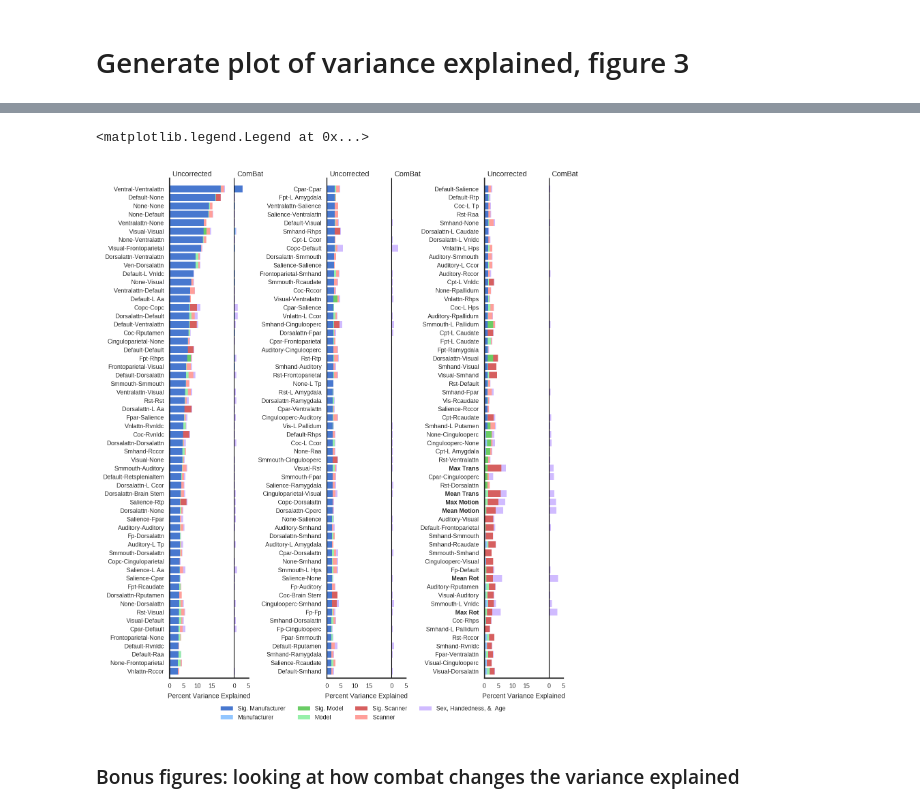
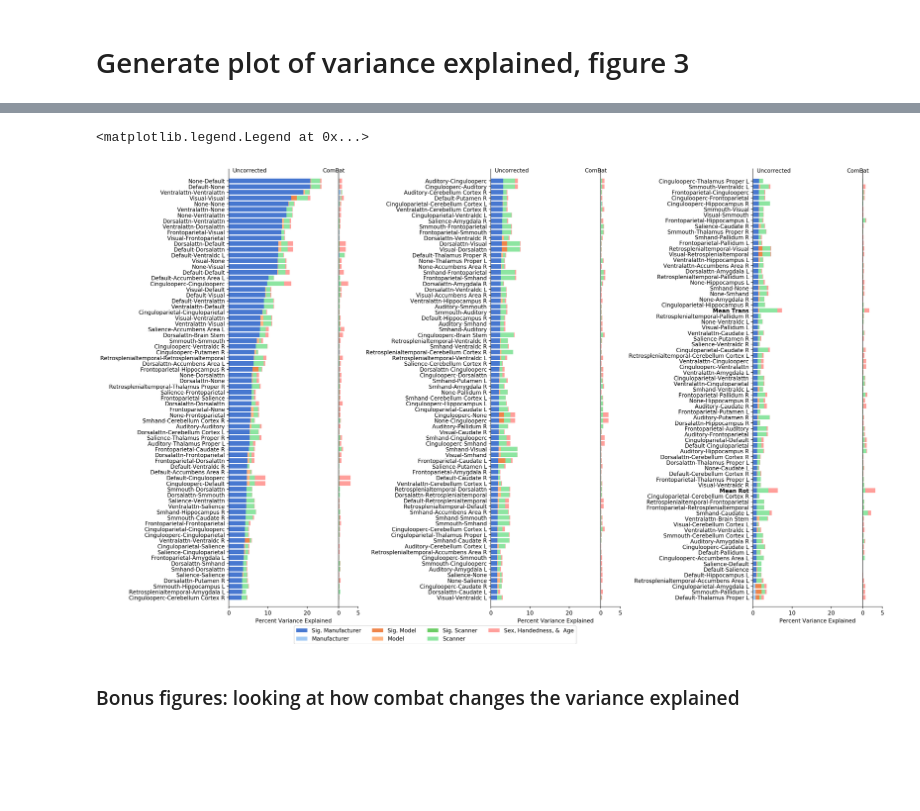
Before and after one commit to nih-fmrif/nielson_abcd_2018, a Jupyter notebook: proc_perm_results_con.ipynb, the cells around one changed output, grey strips where cells are left out. Cells and saved outputs as stored; diff of their text form; code cells hidden in the pictures; blank space fills up the shorter version.

Commit message:
process connectivity results for release 1.1

```diff
--- a/proc_perm_results_con.ipynb
+++ b/proc_perm_results_con.ipynb
@@ -150,7 +150,7 @@ def make_bar_list(factors, to_plot, to_plot_sig, group_offset=1.5, left_start=0,
     return fplist
 # %%
 data_dir = Path('data')
-swarm_out_dir = Path('swarm_out')
+swarm_out_dir = Path('release11')
 # %% [markdown]
 # Load Data
 # %%
@@ -210,9 +208,8 @@ site_varex     1.643200
 Name: 0.999, dtype: float64
+# %%
+to_plot = var_res.merge(cb_var_res.loc[:,['pn','metric','agh_varex','mfg_varex','model_varex','site_varex']], on = ['pn','metric'], suffixes=('','_cb')).query('pn==0')
+to_plot['label'] = to_plot.metric.str.replace('lh', 'l').str.replace('rh', 'r').str.replace('rsfmri_cor_', '').str.replace('network.gordon_', '').str.replace('network.gordon_', '').str.replace('subcort.aseg_', '').str.replace('.', ' ').str.title().str.split('_').str.join('-')
 # %%
-to_plot = var_res.merge(cb_var_res.loc[:,['pn','metric','agh_varex','mfg_varex','model_varex','site_varex']], on = ['pn','metric'], suffixes=('','_cb')).query('pn==0')
-to_plot['label'] = to_plot.metric.str.split('_').str[1:].str.join(' ').str.title().str.replace(' To ', '-')
-
-
 cm_ind = (to_plot.mfg_varex >= sig_df.mfg_varex) | (to_plot.model_varex >= sig_df.model_varex) | (to_plot.site_varex >= sig_df.site_varex)
 # Look at the number of metrics that have significant
 # variance accounted for by mfg, model, or site
@@ -268,7 +265,7 @@ for i, sv in enumerate(sort_vars[::-1]):
 
 # Make bar lists for uncorrected and combat corrected data
 uncorlist = make_bar_list(varex_factors, to_plot, to_plot_sig, cols = 3, sort_var='sort_key')
-cblist = make_bar_list(cb_factors, to_plot, to_plot_sig_cb, left_start = 23, cols = 3, sort_var='sort_key')
+cblist = make_bar_list(cb_factors, to_plot, to_plot_sig_cb, left_start = 28, cols = 3, sort_var='sort_key')
 # %%
 # This is hacky, but in order to get the legend I want,
 # I'm creating it here, and then using the object in the actual figure
@@ -296,40 +293,40 @@ leg_bar = ax.barh(bottom, width, color=colors, label=leg_labels)
 # %%
 
-fig, axes = plt.subplots(1, 3, figsize=(7,8), dpi=200)
+fig, axes = plt.subplots(1, 3, figsize=(20,12), dpi=200)
 
 for col in np.arange(len(axes)):
     ax = axes[col]
     for uc, cb in zip(uncorlist, cblist):
-        barh_dict = uc.loc[uc.col == col, ['bottom', 'color', 'left', 'tick_label', 'width']].to_dict('list')
-        cb_barh_dict = cb.loc[cb.col == col, ['bottom', 'color', 'left', 'tick_label', 'width']].to_dict('list')
+        barh_dict = uc.loc[uc.col == col, ['y', 'color', 'left', 'tick_label', 'width']].to_dict('list')
+        cb_barh_dict = cb.loc[cb.col == col, ['y', 'color', 'left', 'tick_label', 'width']].to_dict('list')
 
         #names = uc.loc[uc.col == col, ['metric']]
         _plot = ax.barh(**barh_dict)
         _plot = ax.barh(**cb_barh_dict)
     #name_df = uc.loc[uc.col == col, ['bottom', 'metric']].groupby('metric').max().reset_index()
     #for ii, row in name_df.iterrows():
     #    _text = ax.text(11, row.bottom + 1, row.metric, va='bottom', ha='center')
     yb,yt = ax.get_ylim()
-    _vl = ax.vlines(23, yb,yt, lw=0.8)
+    _vl = ax.vlines(28, yb,yt, lw=0.8)
     _lim = ax.set_ylim((yb,yt))
-    t = ax.set_xticks([0,5,10,15,23, 28])
-    _tl = ax.set_xticklabels([0,5,10,15,0, 5])
+    t = ax.set_xticks([0,10,20,28, 33])
+    _tl = ax.set_xticklabels([0,10,20,0, 5])
     _ylims = ax.set_ylim((yb+2.5, yt-2))
-    _t = ax.text(1, np.max(barh_dict['bottom']) + 1.5, 'Uncorrected')
-    _t = ax.text(24, np.max(barh_dict['bottom']) + 1.5, 'ComBat')
+    _t = ax.text(1, np.max(barh_dict['y']) + 1.5, 'Uncorrected')
+    _t = ax.text(24, np.max(barh_dict['y']) + 1.5, 'ComBat')
     _t = ax.set_xlabel('Percent Variance Explained')
     for tl in ax.get_yticklabels():
         txt = tl.get_text()
         if txt in motion_metrics:
             _tl = tl.set_weight('bold')
 fig.tight_layout()
 fig.legend(leg_bar, leg_labels, loc=(0.25,0), ncol=4 )
 fig.subplots_adjust(bottom = 0.07)
 
 sns.despine(fig)
 # %% [output]
 <matplotlib.legend.Legend at 0x...>
-[figure, old version]
+[figure, new version]
 # %% [markdown]
 ### Bonus figures: looking at how combat changes the variance explained
 # %%
```
Also changed, not shown: parts of 39 cells of this notebook.
